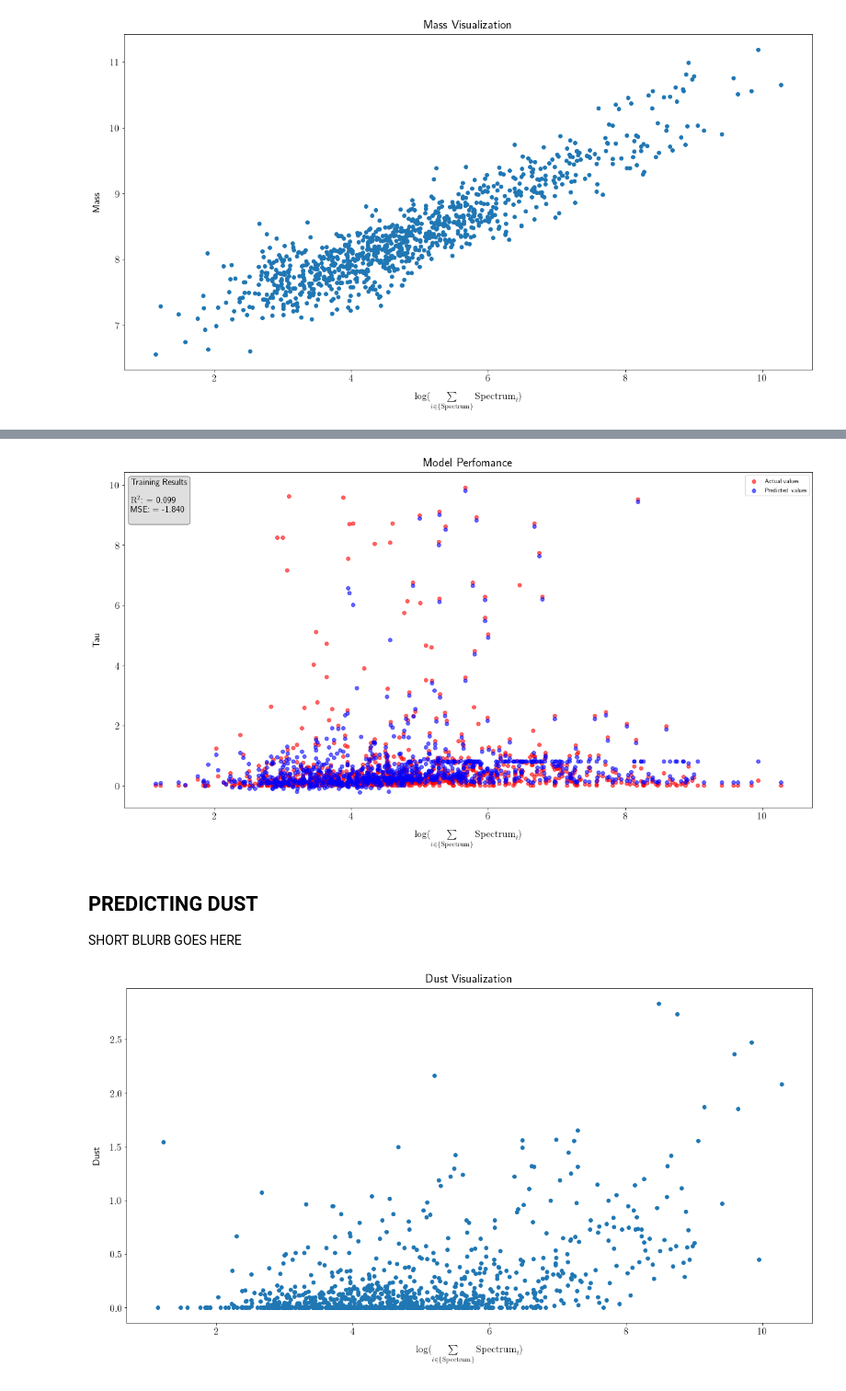
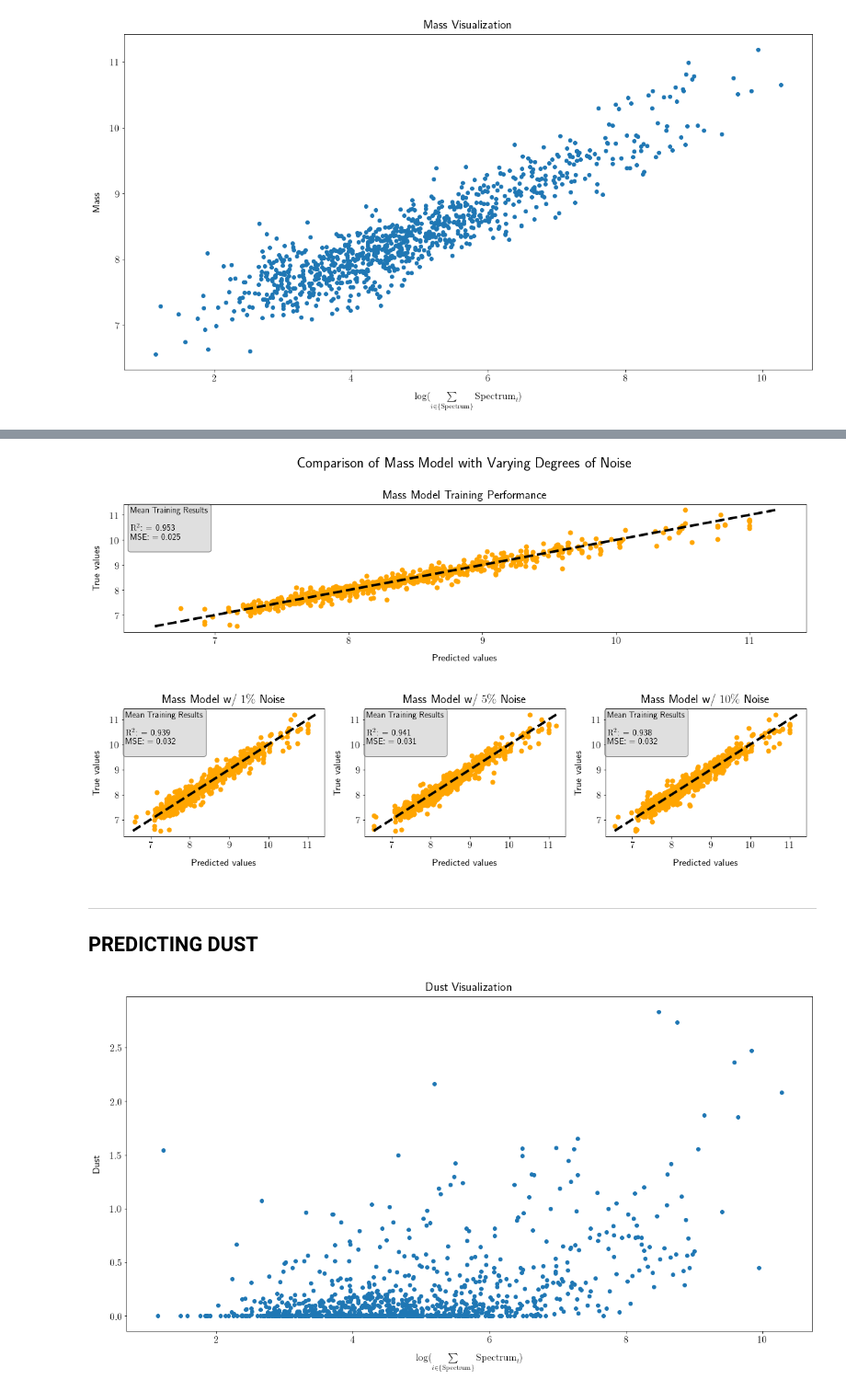
Before and after one commit to nathanaelg16/PHYS3600ID_Final_Project, a Jupyter notebook: Final Project.ipynb, the cells around one changed output, grey strips where cells are left out. Shown at 92% size. Drawn from its saved outputs; the diff is of its cells as text; code cells hidden in the pictures.

```diff
--- a/Final Project.ipynb
+++ b/Final Project.ipynb
@@ -304,11 +402,10 @@ plot_model_training_performance(tau, prediction, label='Tau', scores=scores, sav
-# %%
-plot_model_performance(spectra_X, tau, estimator.predict(spectra), 'Tau', scores=scores, save_fig=True)
-# %% [output]
-[figure, removed]
+# %%
+plot_noise_together(mass_model, mass, "Mass", cv)
+# %% [output]
+[figure, added]
 # %% [markdown]
+---
 ## PREDICTING DUST
-
-SHORT BLURB GOES HERE
 # %%
 dust = galaxy_properties['dust_av']
 visualize(dust, 'Dust', 'Dust Visualization', save_fig=True)
```
Also changed, not shown: parts of 45 cells of this notebook, 11 other files.
